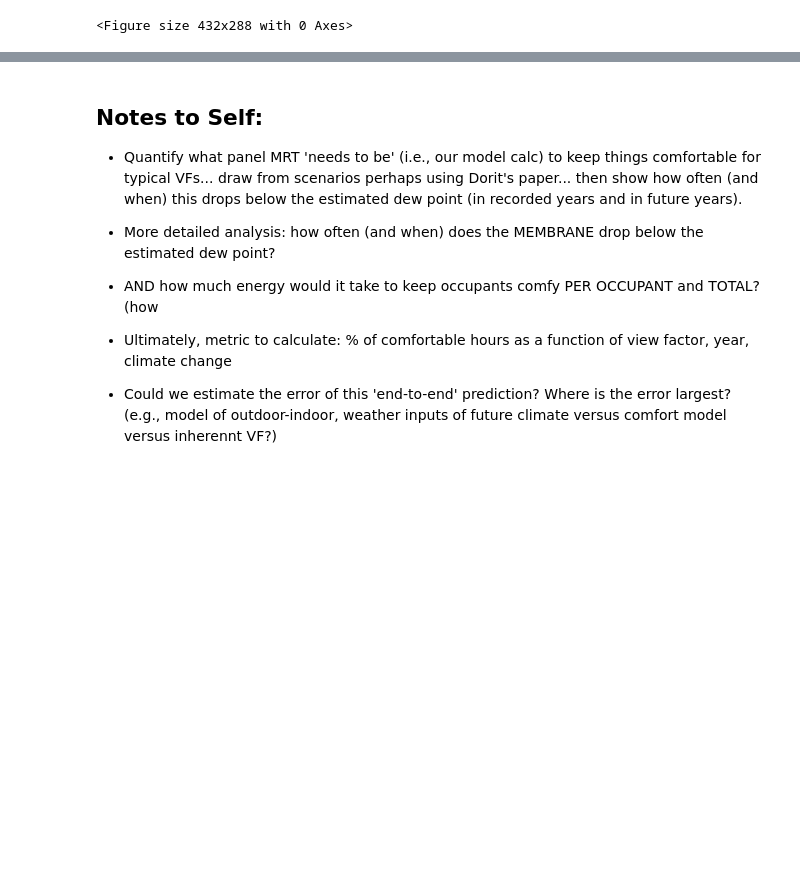
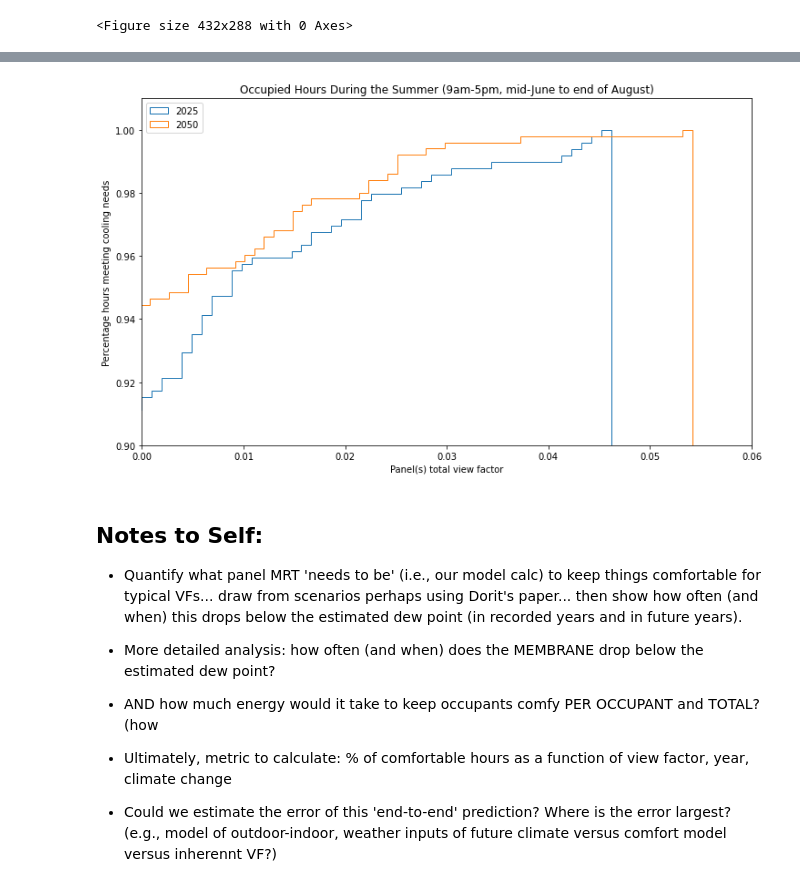
Before and after one commit to eta-lab/cooling-around, a Jupyter notebook: models/mrt2_XGBoost_futurePredictions.ipynb, the cells around one changed output, grey strips where cells are left out. Cells and saved outputs as stored; diff of their text form; code cells hidden in the pictures; blank space fills up the shorter version.

```diff
--- a/models/mrt2_XGBoost_futurePredictions.ipynb
+++ b/models/mrt2_XGBoost_futurePredictions.ipynb
@@ -761,3 +761,28 @@ plt.show()
+# %%
+
+# plot the cumulative histogram starting at VF >= 0:
+
+sorted_dat_2025 = np.sort(df_85_2025_occ.min_VF)
+sorted_dat_2050 = np.sort(df_85_2050_occ.min_VF)
+
+fig, ax = plt.subplots(figsize=(12, 7))
+
+ax.hist(sorted_dat_2025, sorted_dat_2025.size, density=True, histtype='step',
+                           cumulative=True, label='2025')
+ax.hist(sorted_dat_2050, sorted_dat_2050.size, density=True, histtype='step',
+                           cumulative=True, label='2050')
+
+
+plt.title("Occupied Hours During the Summer (9am-5pm, mid-June to end of August)")
+plt.xlabel('Panel(s) total view factor')
+plt.ylabel('Percentage hours meeting cooling needs')
+
+ax.legend(loc='upper left')
+plt.xlim(0,0.06)
+plt.ylim(0.9,1.01)
+plt.show()
+# %% [output]
+[figure, added]
 # %% [markdown]
 ## Notes to Self:
 *    Quantify what panel MRT 'needs to be' (i.e., our model calc) to keep things comfortable for typical VFs... draw from scenarios perhaps using Dorit's paper... then show how often (and when) this drops below the estimated dew point (in recorded years and in future years).
```
Also changed, not shown: parts of 2 cells of this notebook.
